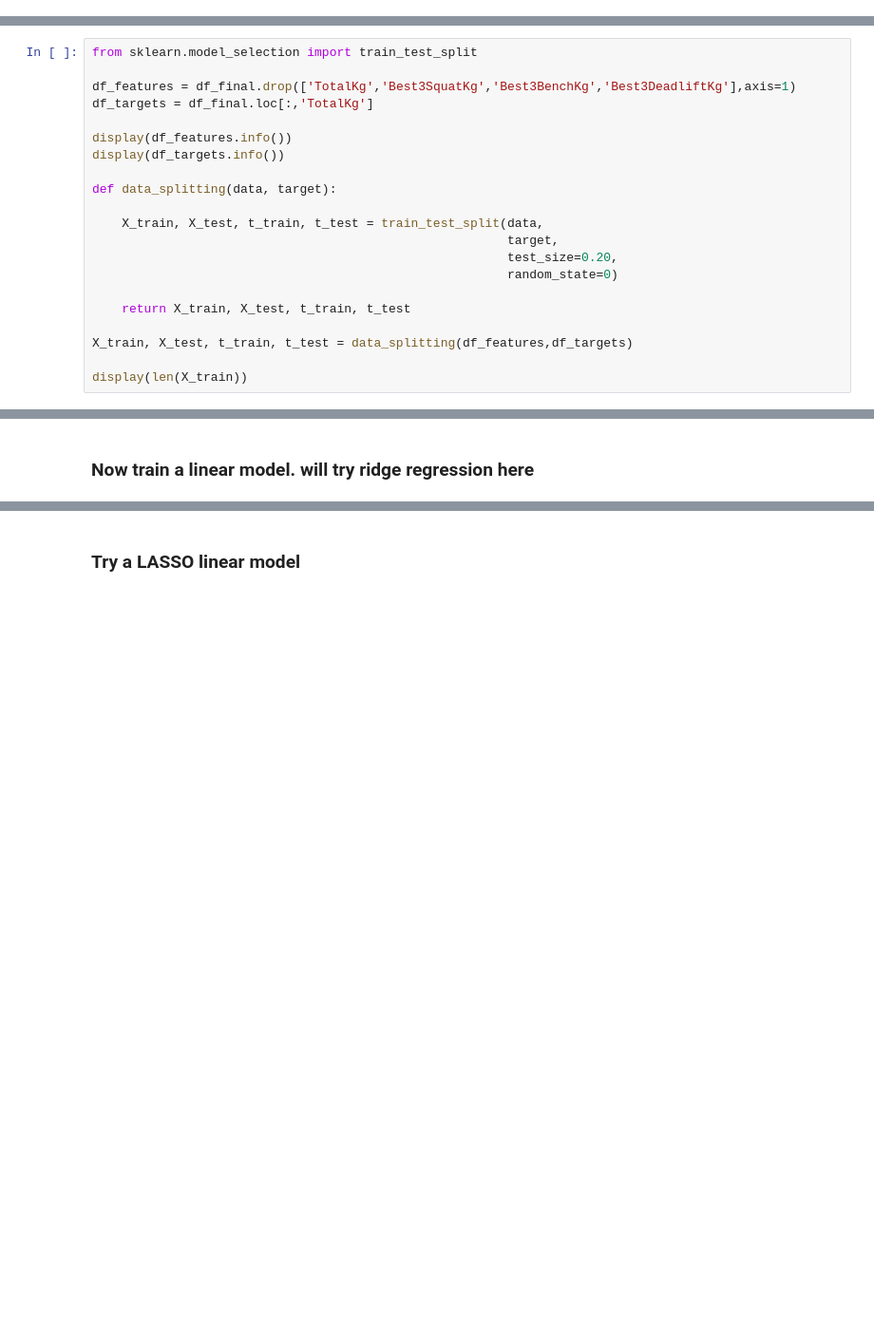
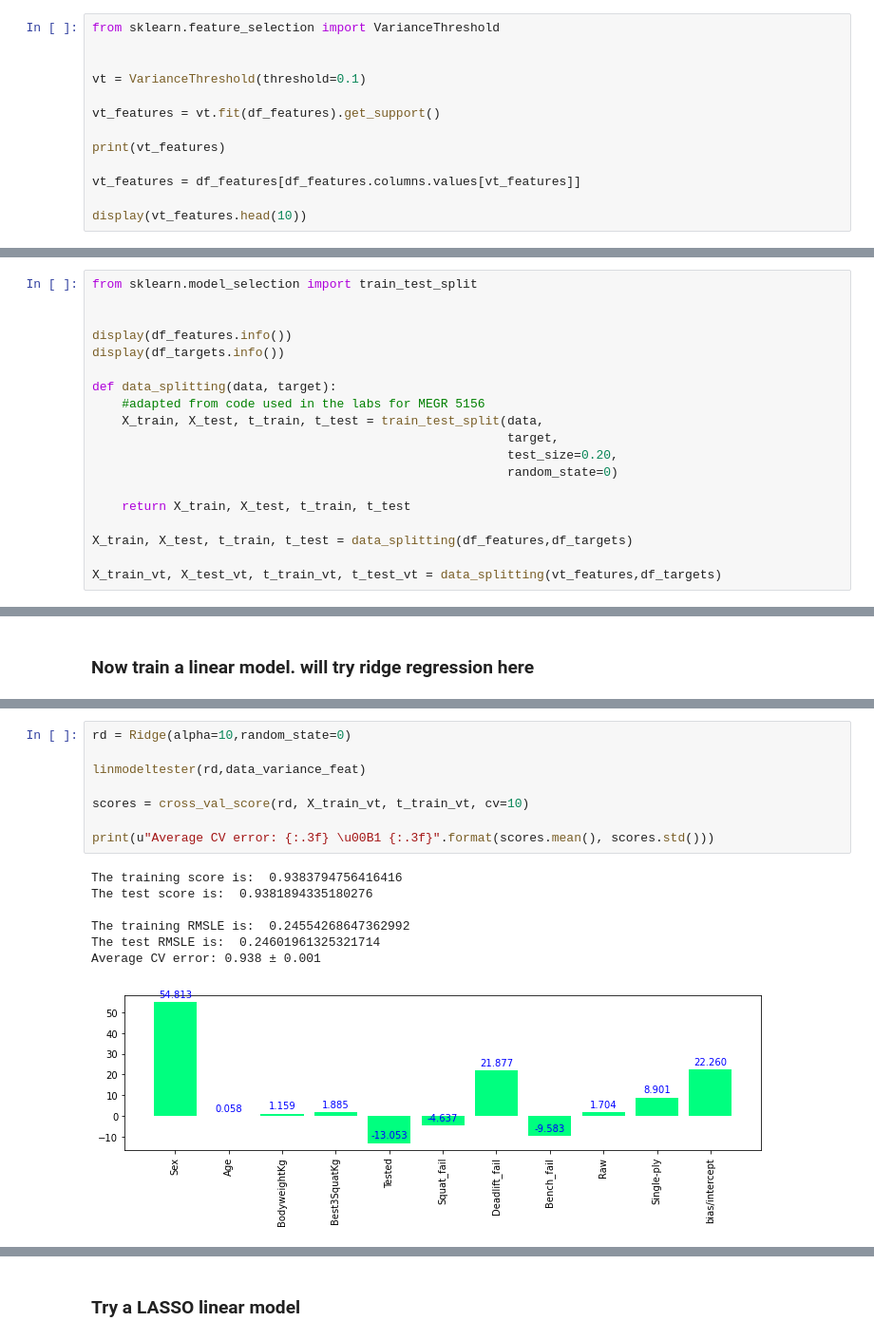
Before and after one commit to pbounds10/applliedML-5156_project, a Jupyter notebook: src/powerlifting.ipynb, the cells around one changed output, grey strips where cells are left out. Shown at 95% size. Drawn from its saved outputs; the diff is of its cells as text; blank space fills up the shorter version.

```diff
--- a/src/powerlifting.ipynb
+++ b/src/powerlifting.ipynb
@@ -363,0 +380,13 @@ for cc in df_final.columns.values:
+# %%
+from sklearn.feature_selection import VarianceThreshold
+
+
+vt = VarianceThreshold(threshold=0.1)
+
+vt_features = vt.fit(df_features).get_support()
+
+print(vt_features)
+
+vt_features = df_features[df_features.columns.values[vt_features]]
+
+display(vt_features.head(10))
@@ -366,14 +409,12 @@ for cc in df_final.columns.values:
 # %%
 from sklearn.model_selection import train_test_split
 
-df_features = df_final.drop(['TotalKg','Best3SquatKg','Best3BenchKg','Best3DeadliftKg'],axis=1)
-df_targets = df_final.loc[:,'TotalKg']
 
 display(df_features.info())
 display(df_targets.info())
 
 def data_splitting(data, target):
-
+    #adapted from code used in the labs for MEGR 5156
     X_train, X_test, t_train, t_test = train_test_split(data,
                                                         target,
                                                         test_size=0.20,
@@ -383,7 +424,7 @@ def data_splitting(data, target):
 
 X_train, X_test, t_train, t_test = data_splitting(df_features,df_targets)
 
-display(len(X_train))
+X_train_vt, X_test_vt, t_train_vt, t_test_vt = data_splitting(vt_features,df_targets)
 # %% [output]
 <class 'pandas.core.frame.DataFrame'>
 Int64Index: 1626202 entries, 0 to 2771575
@@ -491,0 +591,16 @@ The test score is:  0.37331668159828924
+# %%
+rd = Ridge(alpha=10,random_state=0)
+
+linmodeltester(rd,data_variance_feat)
+
+scores = cross_val_score(rd, X_train_vt, t_train_vt, cv=10)
+
+print(u"Average CV error: {:.3f} \u00B1 {:.3f}".format(scores.mean(), scores.std()))
+# %% [output]
+The training score is:  0.9383794756416416
+The test score is:  0.9381894335180276
+
+The training RMSLE is:  0.24554268647362992
+The test RMSLE is:  0.24601961325321714
+Average CV error: 0.938 ± 0.001
+[figure, added]
```
Also changed, not shown: parts of 42 cells of this notebook.
